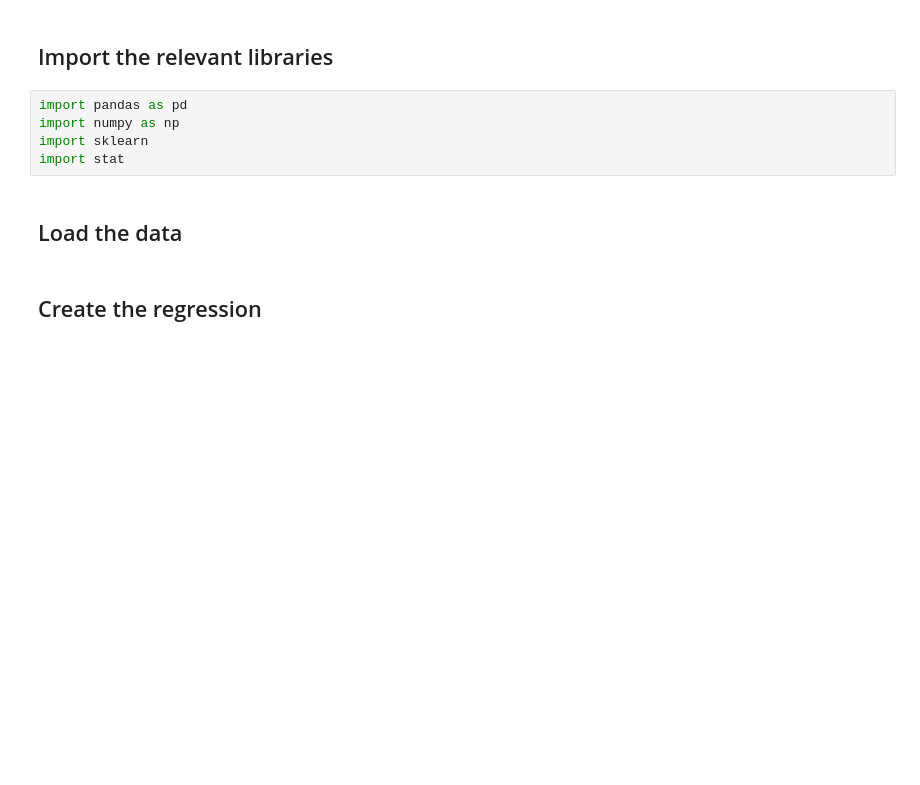
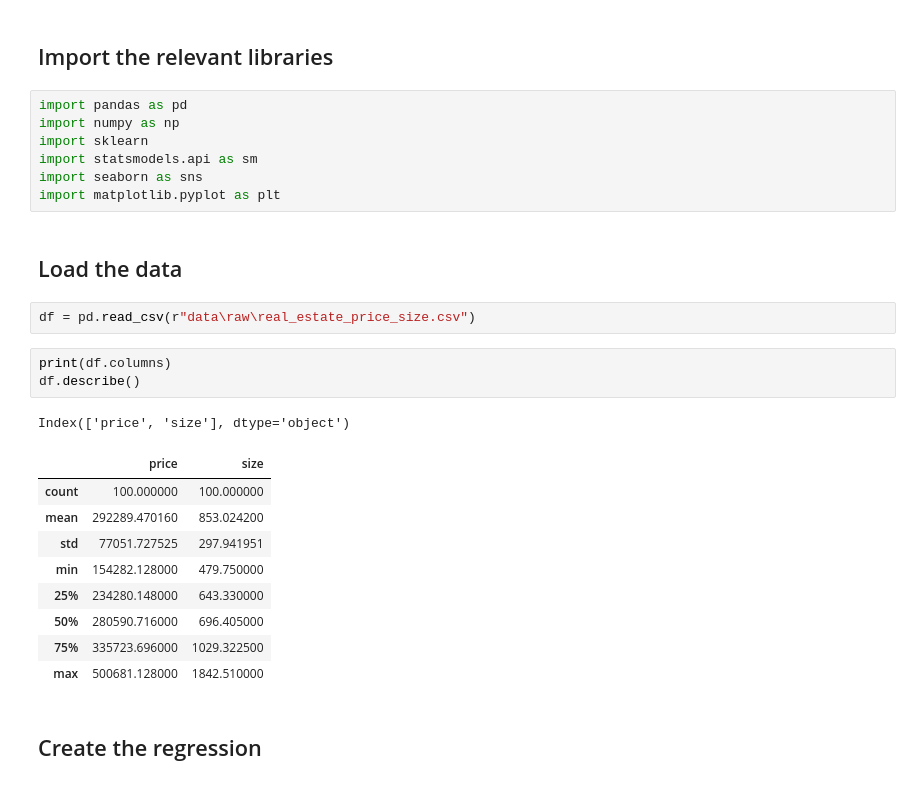
Before and after one commit to Frissie/LinearRegression, a Jupyter notebook: simple/SimpleLinearRegression.ipynb, the cells around one changed output. Drawn from its saved outputs; the diff is of its cells as text; blank space fills up the shorter version.

```diff
--- a/simple/SimpleLinearRegression.ipynb
+++ b/simple/SimpleLinearRegression.ipynb
@@ -18,9 +18,27 @@ Good luck!
 import pandas as pd
 import numpy as np
 import sklearn
-import stat
+import statsmodels.api as sm
+import seaborn as sns
+import matplotlib.pyplot as plt
 # %% [markdown]
 ## Load the data
+# %%
+df = pd.read_csv(r"data\raw\real_estate_price_size.csv")
+# %%
+print(df.columns)
+df.describe()
+# %% [output]
+Index(['price', 'size'], dtype='object')
+|  | price | size |
+| count | 100.000000 | 100.000000 |
+| mean | 292289.470160 | 853.024200 |
+| std | 77051.727525 | 297.941951 |
+| min | 154282.128000 | 479.750000 |
+| 25% | 234280.148000 | 643.330000 |
+| 50% | 280590.716000 | 696.405000 |
+| 75% | 335723.696000 | 1029.322500 |
+| max | 500681.128000 | 1842.510000 |
 # %% [markdown]
 ## Create the regression
 # %% [markdown]
```
Also changed, not shown: parts of 4 cells of this notebook, 2 other files.
